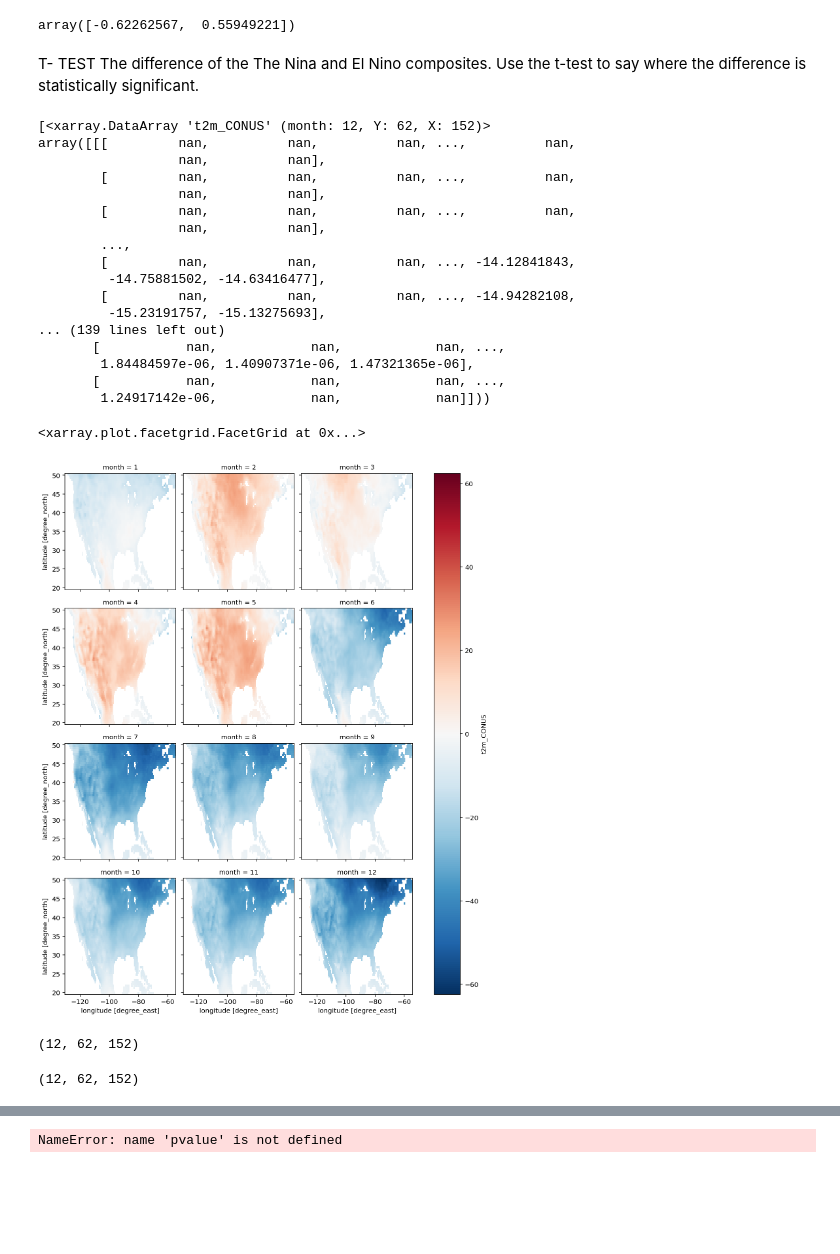
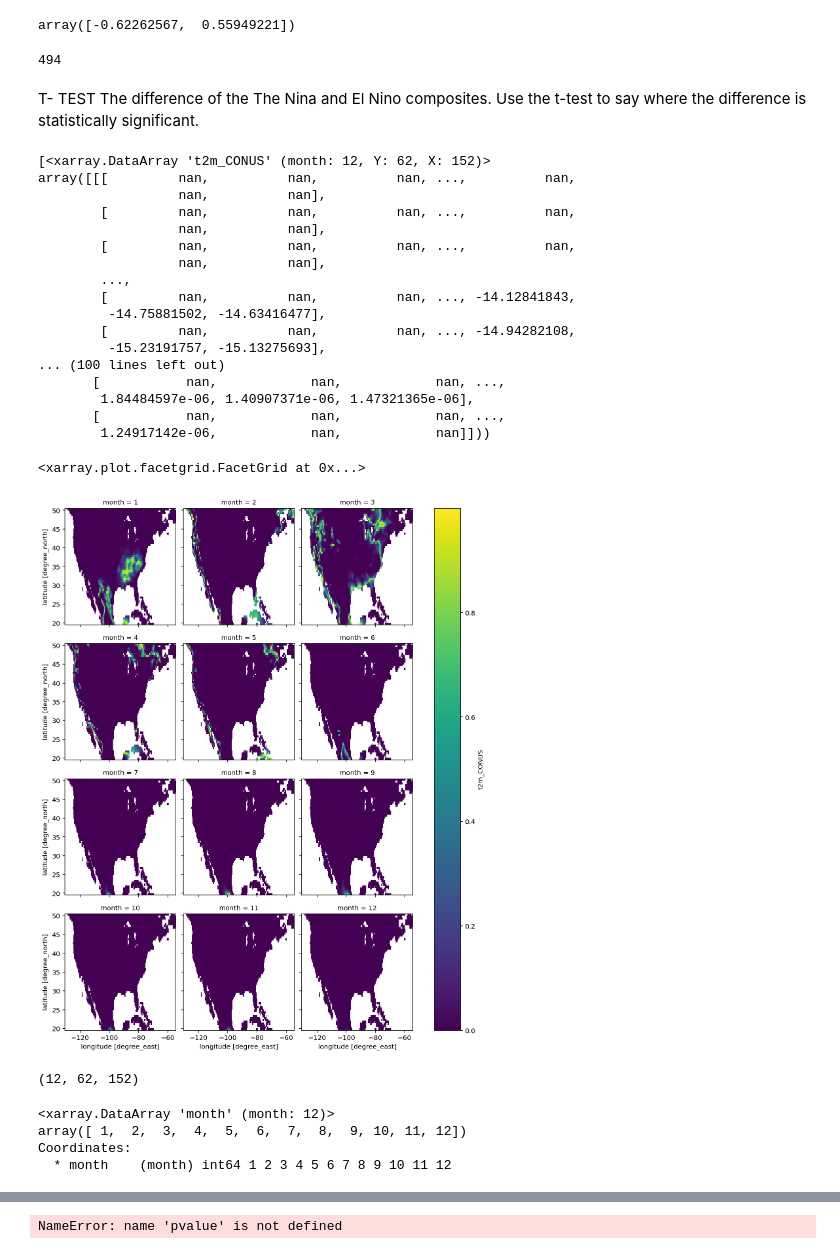
Before and after one commit to jp3993/apma4990-jp3993, a Jupyter notebook: jp3993-ProjectOutline.ipynb, the cells around one changed output, grey strips where cells are left out. Saved outputs shown, nothing was run; the diff lists cells and outputs as text; code cells hidden in the pictures; blank space fills up the shorter version.

```diff
--- a/jp3993-ProjectOutline.ipynb
+++ b/jp3993-ProjectOutline.ipynb
@@ -279,6 +278,10 @@ t_nino_1 = n34_1.values >= 0.5
 np.quantile(n34_1,np.array([0.25, 0.75]))
 # %% [output]
 array([-0.62262567,  0.55949221])
+# %%
+df
+# %% [output]
+494
 # %% [markdown]
 T- TEST
 The difference of the The Nina and El Nino composites. Use the t-test to say where the difference is statistically significant.
@@ -293,7 +296,10 @@ Y = t2ma.isel(T = (n34a > 0.5)).groupby('T.month').mean('T')
 
 pooled_var = ((Nx - 1)*X.var() + (Ny - 1)*Y.var())/(Nx + Ny - 2)
 t2ma_t = (X - Y)/np.sqrt(pooled_var)/np.sqrt(1./Nx + 1./Ny)
-t2ma_p = 2*(1-stats.t.cdf(np.abs(t2ma_t), df=df))
+p_vals = 2*(1-stats.t.cdf(np.abs(t2ma_t), df=df))
+
+t2ma_p = t2ma_t.copy()
+t2ma_p.values = p_vals
 
 print([t2ma_t,t2ma_p])
 print(stats.ttest_ind(X, Y))
@@ -310,21 +316,24 @@ array([[[         nan,          nan,          nan, ...,          nan,
          -14.75881502, -14.63416477],
         [         nan,          nan,          nan, ..., -14.94282108,
          -15.23191757, -15.13275693],
-... (139 lines left out)
+... (100 lines left out)
        [           nan,            nan,            nan, ...,
         1.84484597e-06, 1.40907371e-06, 1.47321365e-06],
        [           nan,            nan,            nan, ...,
         1.24917142e-06,            nan,            nan]]))
 # %%
-t2ma_t.plot(col='month',col_wrap=3)
+t2ma_p.plot(col='month',col_wrap=3)
 # %% [output]
 <xarray.plot.facetgrid.FacetGrid at 0x...>
-[figure, old version]
+[figure, new version]
 # %%
 X.shape
 # %% [output]
 (12, 62, 152)
 # %%
-t2ma_p.shape
+t2ma_p.month
 # %% [output]
-(12, 62, 152)
+<xarray.DataArray 'month' (month: 12)>
+array([ 1,  2,  3,  4,  5,  6,  7,  8,  9, 10, 11, 12])
+Coordinates:
+  * month    (month) int64 1 2 3 4 5 6 7 8 9 10 11 12
```
Also changed, not shown: parts of 4 cells of this notebook.
